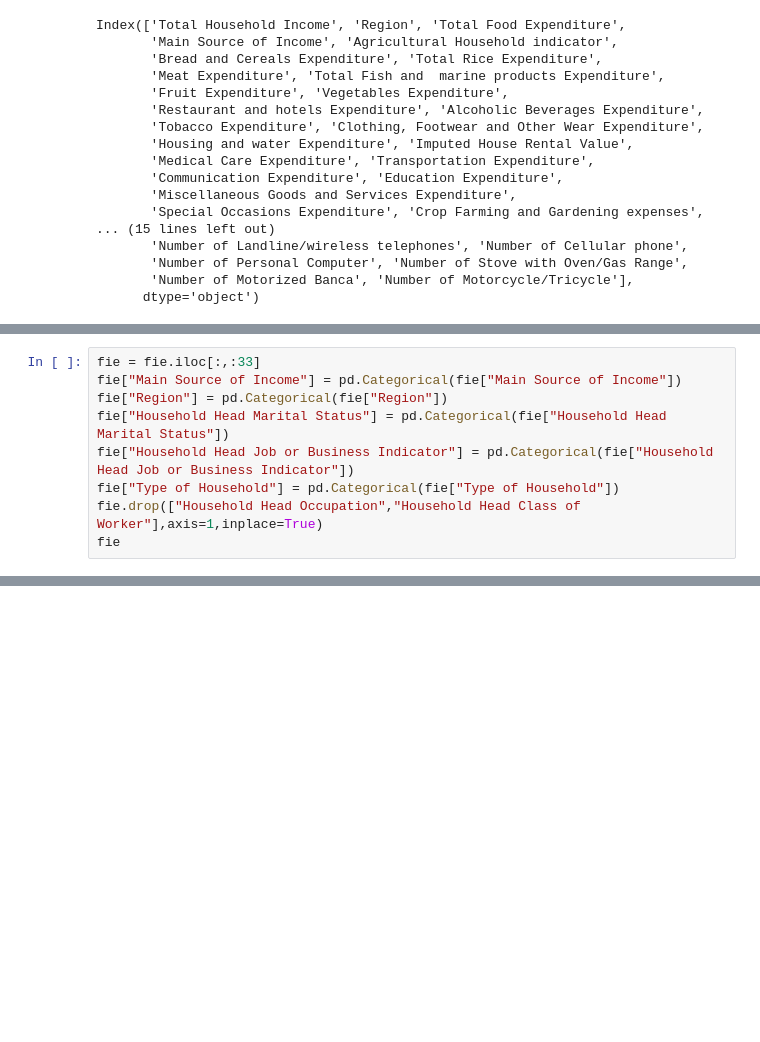
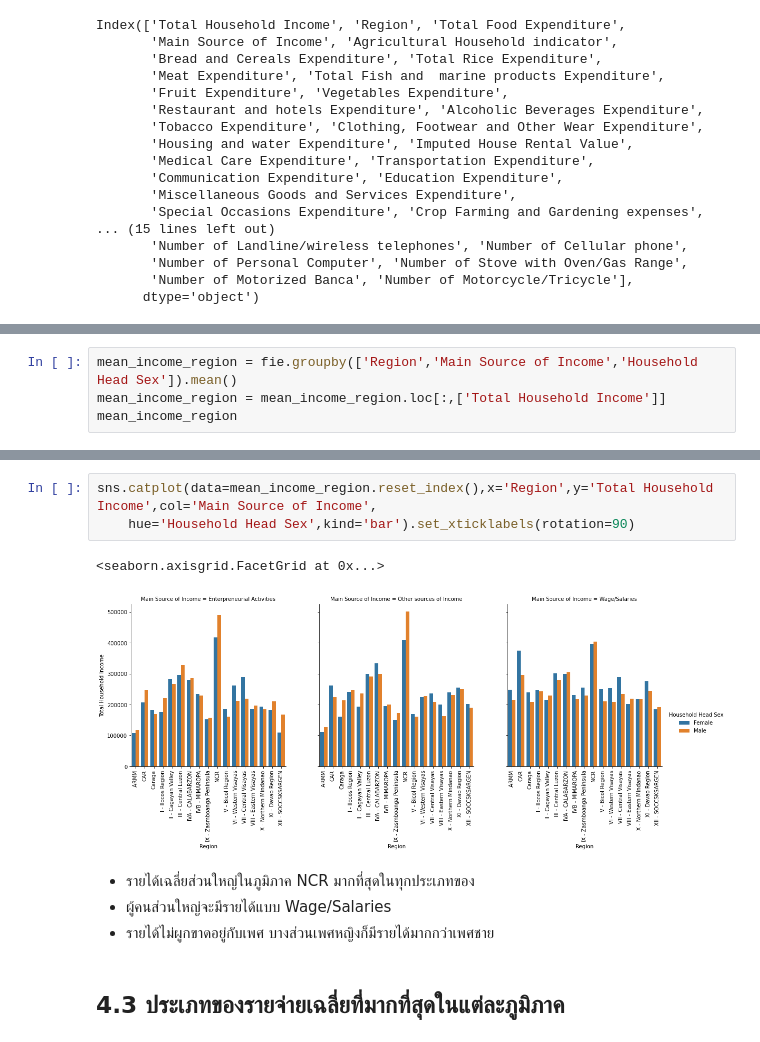
Before and after one commit to kollawachhh/Family-Income-and-Expenditure, a Jupyter notebook: FilipinoFamilyIncomeExpenditure.ipynb, the cells around one changed output, grey strips where cells are left out. Saved outputs shown, nothing was run; the diff lists cells and outputs as text; blank space fills up the shorter version.

```diff
--- a/FilipinoFamilyIncomeExpenditure.ipynb
+++ b/FilipinoFamilyIncomeExpenditure.ipynb
@@ -107,9 +143,0 @@ Categories (3, object): ['Extended Family', 'Single Family', 'Two or More Nonrel
-# %%
-fie = fie.iloc[:,:33]
-fie["Main Source of Income"] = pd.Categorical(fie["Main Source of Income"])
-fie["Region"] = pd.Categorical(fie["Region"])
-fie["Household Head Marital Status"] = pd.Categorical(fie["Household Head Marital Status"])
-fie["Household Head Job or Business Indicator"] = pd.Categorical(fie["Household Head Job or Business Indicator"])
-fie["Type of Household"] = pd.Categorical(fie["Type of Household"])
-fie.drop(["Household Head Occupation","Household Head Class of Worker"],axis=1,inplace=True)
-fie
@@ -291,0 +240,4 @@ sns.relplot(data=longFieExpen.reset_index(), x='Region',y='value', hue='Expendit
+# %%
+mean_income_region = fie.groupby(['Region','Main Source of Income','Household Head Sex']).mean()
+mean_income_region = mean_income_region.loc[:,['Total Household Income']]
+mean_income_region
@@ -291,0 +259,12 @@ sns.relplot(data=longFieExpen.reset_index(), x='Region',y='value', hue='Expendit
+# %%
+sns.catplot(data=mean_income_region.reset_index(),x='Region',y='Total Household Income',col='Main Source of Income',
+    hue='Household Head Sex',kind='bar').set_xticklabels(rotation=90)
+# %% [output]
+<seaborn.axisgrid.FacetGrid at 0x...>
+[figure, added]
+# %% [markdown]
+- รายได้เฉลี่ยส่วนใหญ่ในภูมิภาค NCR มากที่สุดในทุกประเภทของ
+- ผู้คนส่วนใหญ่จะมีรายได้แบบ Wage/Salaries
+- รายได้ไม่ผูกขาดอยู่กับเพศ บางส่วนเพศหญิงก็มีรายได้มากกว่าเพศชาย
+# %% [markdown]
+## 4.3 ประเภทของรายจ่ายเฉลี่ยที่มากที่สุดในแต่ละภูมิภาค ##
```
Also changed, not shown: parts of 44 cells of this notebook.
